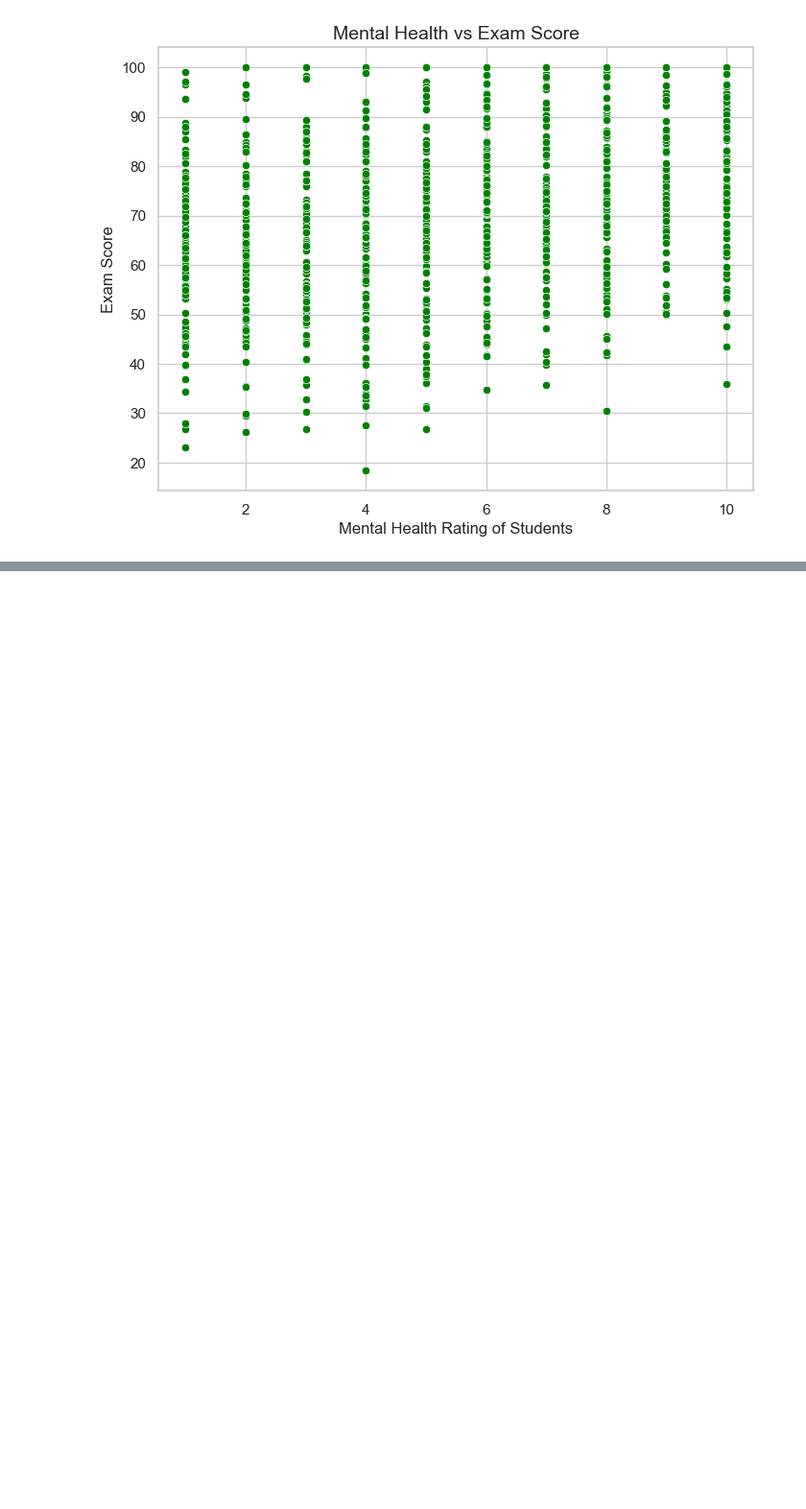
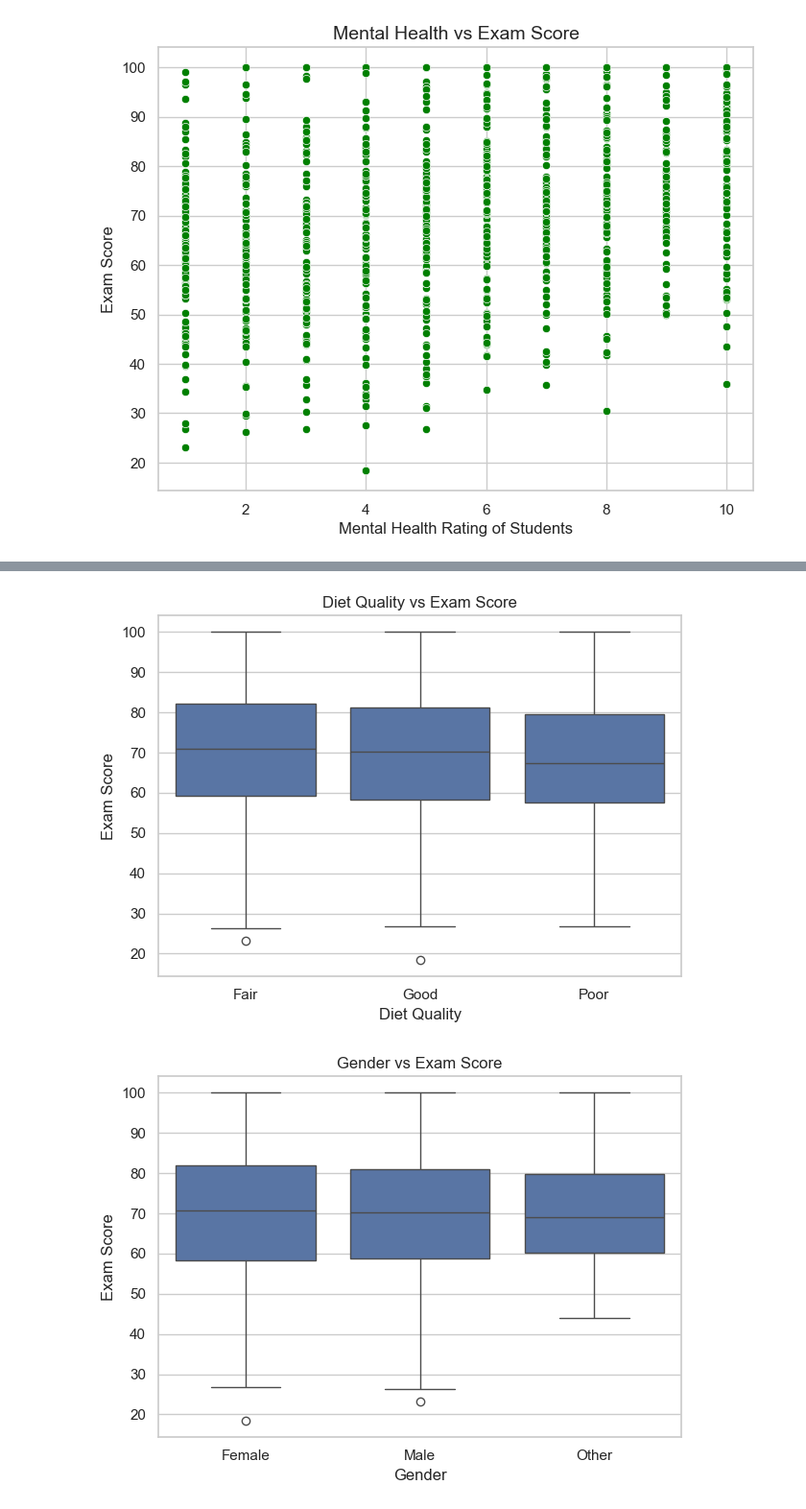
Before and after one commit to Dulyana-Silva/student-performance-dashboard, a Jupyter notebook: student_habits_performance.ipynb, the cells around one changed output, grey strips where cells are left out. Shown at 96% size. Drawn from its saved outputs; the diff is of its cells as text; code cells hidden in the pictures; blank space fills up the shorter version.

```diff
--- a/student_habits_performance.ipynb
+++ b/student_habits_performance.ipynb
@@ -123,0 +136,22 @@ plt.show()
+# %%
+#Group Comparison
+# Diet Quality vs Exam Score
+sns.boxplot(x='diet_quality', y='exam_score', data=df)
+plt.title('Diet Quality vs Exam Score')
+plt.xlabel('Diet Quality')
+plt.ylabel('Exam Score')
+plt.tight_layout()
+plt.savefig("diet_vs_score.png")
+plt.show()
+
+# Gender vs Exam Score
+sns.boxplot(x='gender', y='exam_score', data=df)
+plt.title('Gender vs Exam Score')
+plt.xlabel('Gender')
+plt.ylabel('Exam Score')
+plt.tight_layout()
+plt.savefig("gender_vs_score.png")
+plt.show()
+# %% [output]
+[figure, added]
+[figure, added]
```
Also changed, not shown: parts of 4 cells of this notebook.
